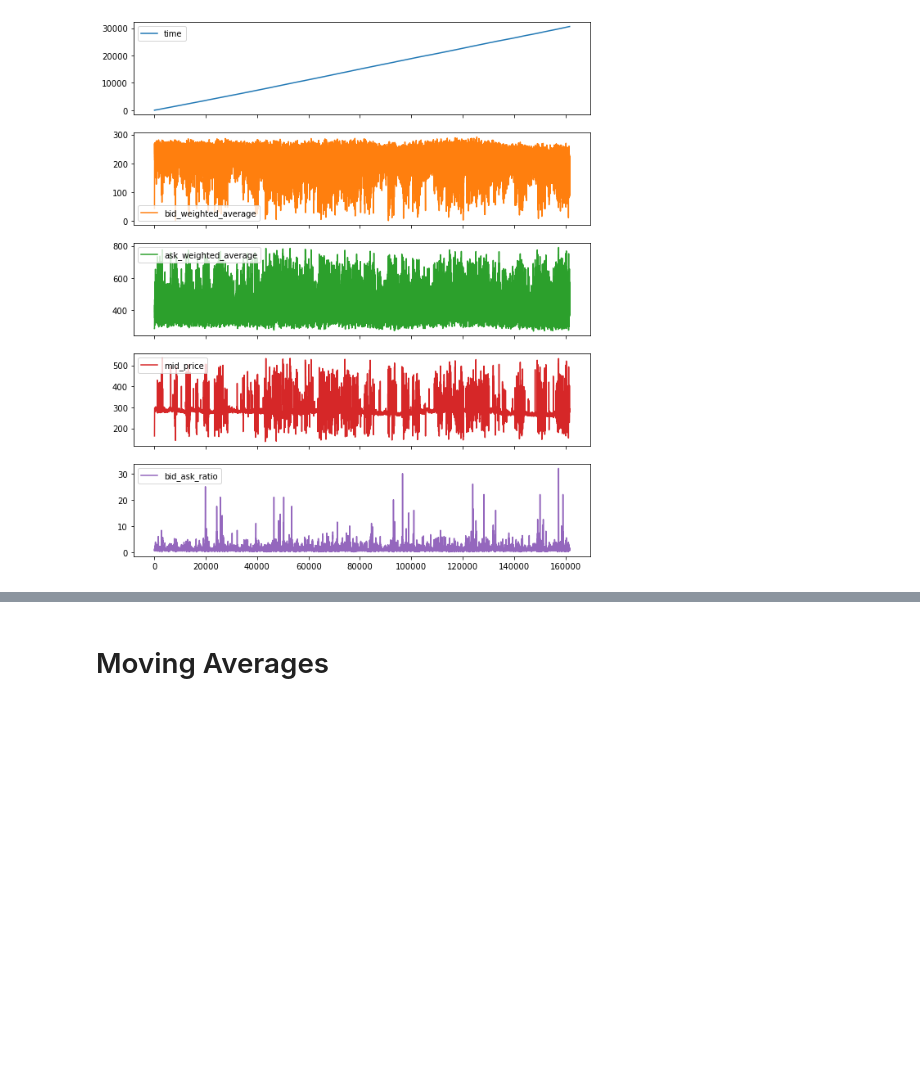
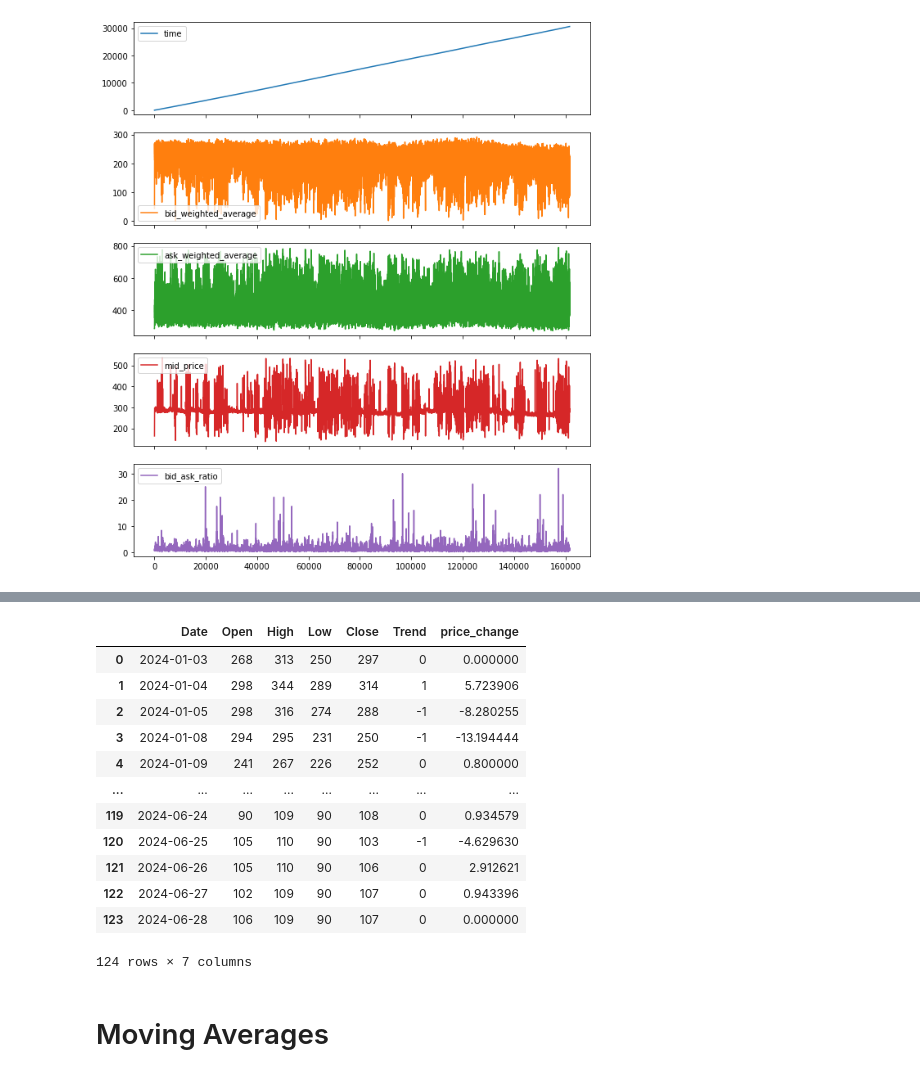
Before and after one commit to YifaNNW/Mini-Project, a Jupyter notebook: MiniProject.ipynb, the cells around one changed output, grey strips where cells are left out. Cells and saved outputs as stored; diff of their text form; code cells hidden in the pictures; blank space fills up the shorter version.

```diff
--- a/MiniProject.ipynb
+++ b/MiniProject.ipynb
@@ -171,3 +239,30 @@ fig.show()
+# %%
+# Choose the x value that makes the three categories most evenly distributed
+fluc_percentage = 3
+
+for i in range(0,np.shape(ohlc)[0]):
+    if ohlc.loc[i,'price_change'] > fluc_percentage:
+        ohlc.loc[i,'Trend'] = 1
+    elif ohlc.loc[i,'price_change'] < -fluc_percentage:
+        ohlc.loc[i,'Trend'] = -1
+    else:
+        ohlc.loc[i,'Trend'] = 0
+ohlc.drop(['rising', 'falling', 'stable'], axis = 1, inplace=True)
+ohlc
+# %% [output]
+|  | Date | Open | High | Low | Close | Trend | price_change |
+| 0 | 2024-01-03 | 268 | 313 | 250 | 297 | 0 | 0.000000 |
+| 1 | 2024-01-04 | 298 | 344 | 289 | 314 | 1 | 5.723906 |
+| 2 | 2024-01-05 | 298 | 316 | 274 | 288 | -1 | -8.280255 |
+| 3 | 2024-01-08 | 294 | 295 | 231 | 250 | -1 | -13.194444 |
+| 4 | 2024-01-09 | 241 | 267 | 226 | 252 | 0 | 0.800000 |
+| ... | ... | ... | ... | ... | ... | ... | ... |
+| 119 | 2024-06-24 | 90 | 109 | 90 | 108 | 0 | 0.934579 |
+| 120 | 2024-06-25 | 105 | 110 | 90 | 103 | -1 | -4.629630 |
+| 121 | 2024-06-26 | 105 | 110 | 90 | 106 | 0 | 2.912621 |
+| 122 | 2024-06-27 | 102 | 109 | 90 | 107 | 0 | 0.943396 |
+| 123 | 2024-06-28 | 106 | 109 | 90 | 107 | 0 | 0.000000 |
+124 rows × 7 columns
 # %% [markdown]
 # Moving Averages
 # %%
```
Also changed, not shown: parts of 32 cells of this notebook.
